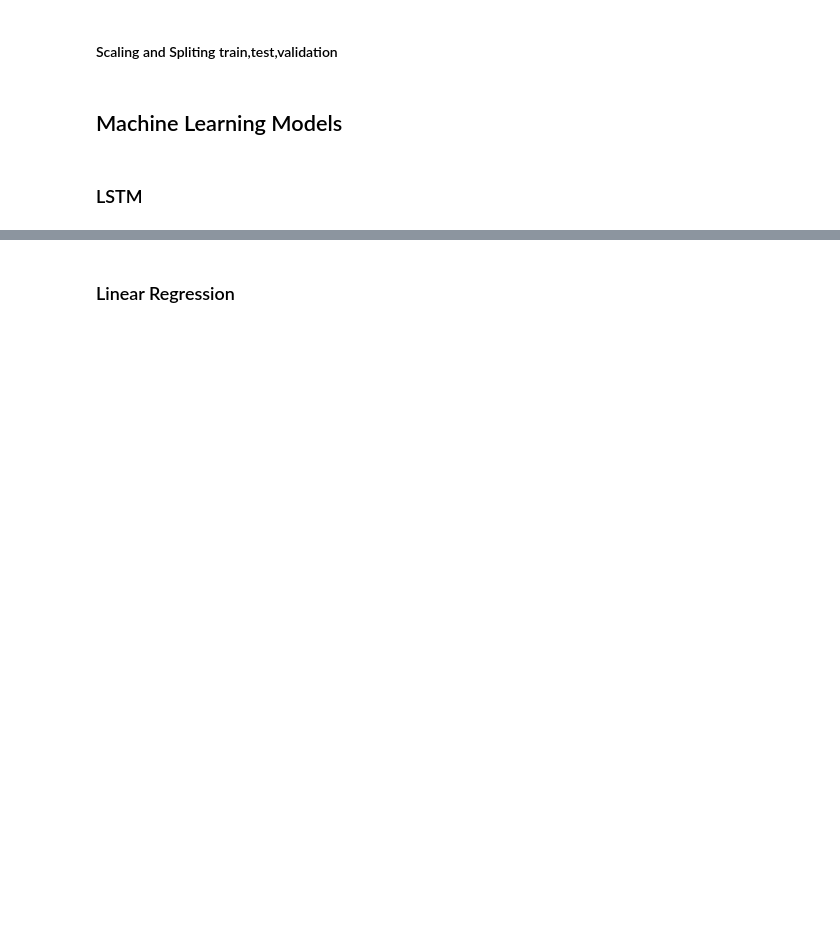
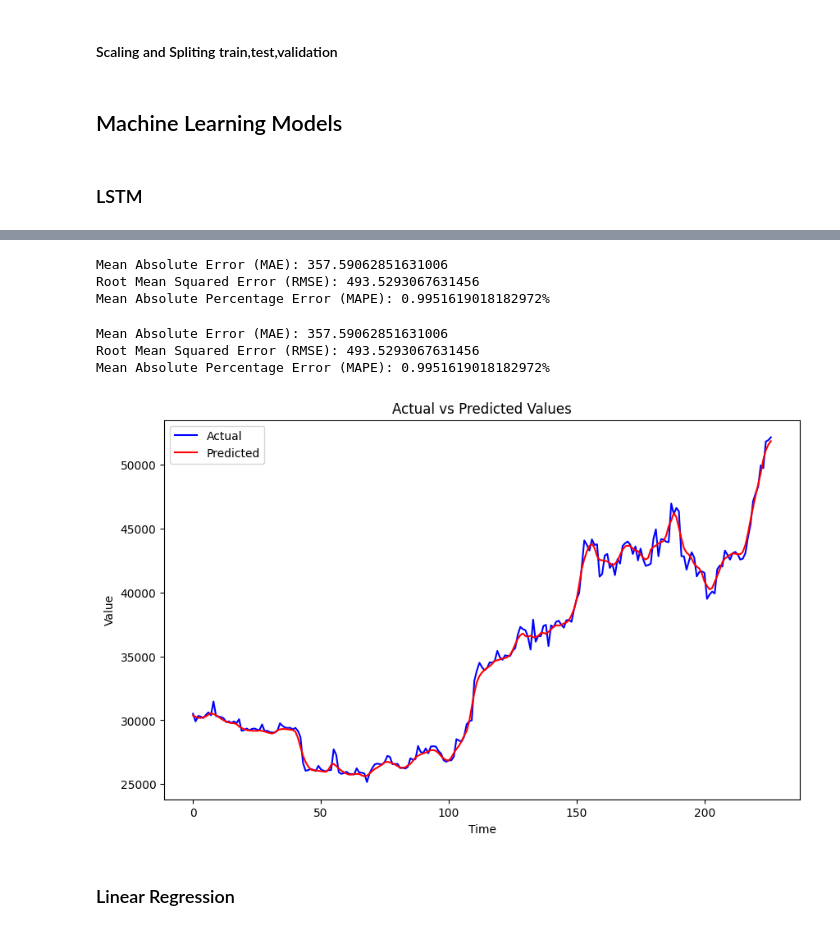
Before and after one commit to EthanFalcao/WPI-IA-Portfolio-Optimization-and-Risk-Analysis, a Jupyter notebook: 5. Predictive Modeling(ML).ipynb, the cells around one changed output, grey strips where cells are left out. Saved outputs shown, nothing was run; the diff lists cells and outputs as text; code cells hidden in the pictures; blank space fills up the shorter version.

```diff
--- a/5. Predictive Modeling(ML).ipynb
+++ b/5. Predictive Modeling(ML).ipynb
@@ -552,0 +187,12 @@ trainPredictPlot[look_back : len(train_predict)+look_back,:] = train_predict
+# %%
+# validation
+model.eval()
+predicted = model(X_test)
+predicted = predicted.detach().numpy()
+actual = y_test.numpy()
+
+# You can use any metric for evaluation, here we use Mean Squared Error as an example
+test_loss = criterion(model(X_test), y_test)
+print(f'Test Loss: {test_loss.item()}')
+
+# Remember to invert the scaling for actual predictions before comparing them!
@@ -552,0 +201,66 @@ trainPredictPlot[look_back : len(train_predict)+look_back,:] = train_predict
+# %%
+# Assuming 'predicted' and 'actual' are your model's outputs and the true values, respectively,
+# and they are already converted to numpy arrays.
+# Let's also assume that 'Close' was the last column in your original dataset.
+
+# Step 1: Reshape your data (if necessary) to match the original data's shape before scaling
+# This might require adding dummy columns to match the number of features
+# Here, we're assuming the 'Close' price was a single feature among others
+predicted_reshaped = np.zeros((len(predicted), scaled_data.shape[1]))  # Create a dummy array with the same width as 'scaled_data'
+predicted_reshaped[:, -1] = predicted.squeeze()  # Assuming the target feature is the last column
+
+actual_reshaped = np.zeros((len(actual), scaled_data.shape[1]))
+actual_reshaped[:, -1] = actual.squeeze()
+
+# Step 2: Apply the inverse transformation
+predicted_inverse = scaler.inverse_transform(predicted_reshaped)[:, -1]  # Select the target column after inversion
+actual_inverse = scaler.inverse_transform(actual_reshaped)[:, -1]
+
+# Now 'predicted_inverse' and 'actual_inverse' are on the original scale and can be compared directly
+# For example, you can calculate RMSE or plot the values to assess the model's performance.
+# %%
+from sklearn.metrics import mean_squared_error, mean_absolute_error, r2_score
+import numpy as np
+
+mae = mean_absolute_error(actual_inverse, predicted_inverse)
+rmse = np.sqrt(mean_squared_error(actual_inverse, predicted_inverse))
+# MAPE function needs to handle division by zero, so we'll define it manually
+mape = np.mean(np.abs((actual_inverse - predicted_inverse) / actual_inverse)) * 100
+
+print(f"Mean Absolute Error (MAE): {mae}")
+print(f"Root Mean Squared Error (RMSE): {rmse}")
+print(f"Mean Absolute Percentage Error (MAPE): {mape}%")
+# %% [output]
+Mean Absolute Error (MAE): 357.59062851631006
+Root Mean Squared Error (RMSE): 493.5293067631456
+Mean Absolute Percentage Error (MAPE): 0.9951619018182972%
+# %%
+from sklearn.metrics import mean_squared_error, mean_absolute_error, r2_score
+import numpy as np
+
+mae = mean_absolute_error(actual_inverse, predicted_inverse)
+rmse = np.sqrt(mean_squared_error(actual_inverse, predicted_inverse))
+# MAPE function needs to handle division by zero, so we'll define it manually
+mape = np.mean(np.abs((actual_inverse - predicted_inverse) / actual_inverse)) * 100
+
+print(f"Mean Absolute Error (MAE): {mae}")
+print(f"Root Mean Squared Error (RMSE): {rmse}")
+print(f"Mean Absolute Percentage Error (MAPE): {mape}%")
+# %% [output]
+Mean Absolute Error (MAE): 357.59062851631006
+Root Mean Squared Error (RMSE): 493.5293067631456
+Mean Absolute Percentage Error (MAPE): 0.9951619018182972%
+# %%
+import matplotlib.pyplot as plt
+
+# Assuming 'actual_inverse' and 'predicted_inverse' are your actual and predicted values respectively
+plt.figure(figsize=(10,6))
+plt.plot(actual_inverse, label='Actual', color='blue')
+plt.plot(predicted_inverse, label='Predicted', color='red')
+plt.title('Actual vs Predicted Values')
+plt.xlabel('Time')
+plt.ylabel('Value')
+plt.legend()
+plt.show()
+# %% [output]
+[figure, added]
```
Also changed, not shown: parts of 42 cells of this notebook.
